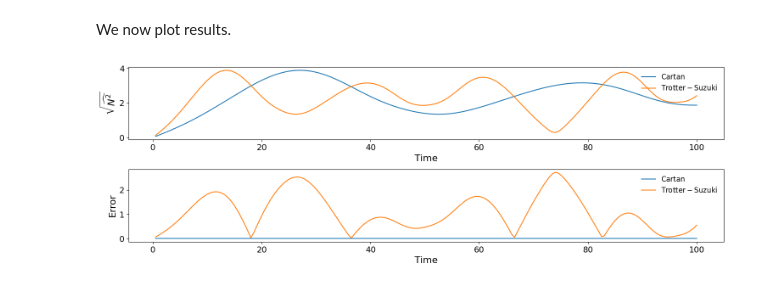
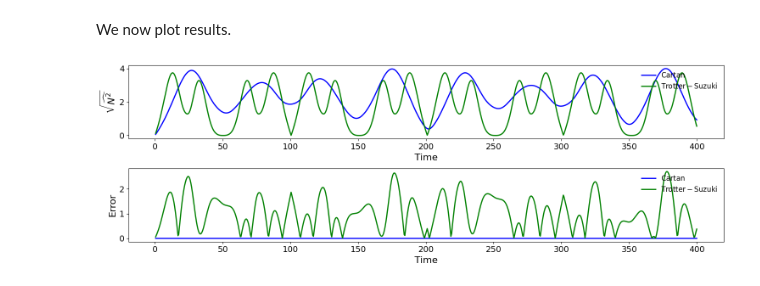
Before and after one commit to Junaid-Aftab/MPF-Cartan, a Jupyter notebook: TFXY/TFXY-Model.ipynb, the cells around one changed output. Saved outputs shown, nothing was run; the diff lists cells and outputs as text; code cells hidden in the pictures.

```diff
--- a/TFXY/TFXY-Model.ipynb
+++ b/TFXY/TFXY-Model.ipynb
@@ -293,11 +293,11 @@ $$
 * We compute $\bra{\psi_t} \hat{N}^2 \ket{\psi_t}$ and plot our findings.
 # %%
 #total evolution time and time step
-evolution_time = 50
+evolution_time = 400
 time_step = 0.5
 
 #Trotter-Suzuki parameters
-order=12
+order=2
 reps=4
 
 # Define the observale hat_N
@@ -359,39 +361,39 @@ We now plot results.
 figure, axis = plt.subplots(2, 1, figsize=(15, 5))
 
 # Plots
-axis[0].plot(t_values, np.sqrt(ev_cartan), label=r'$\mathrm{Cartan}$')
-axis[0].plot(t_values, np.sqrt(ev_trotter), label=r'$\mathrm{Trotter-Suzuki}$')
+axis[0].plot(t_values, np.sqrt(ev_cartan), label=r'$\mathrm{Cartan}$',linewidth=2,color='blue')
+axis[0].plot(t_values, np.sqrt(ev_trotter), label=r'$\mathrm{Trotter-Suzuki}$',linewidth=2,color='green')
 
-axis[1].plot(t_values, np.abs(np.sqrt(np.real(ev_cartan))-np.sqrt(np.real(ev_exact))), label=r'$\mathrm{Cartan}$')
-axis[1].plot(t_values, np.abs(np.sqrt(np.real(ev_trotter))-np.sqrt(np.real(ev_exact))), label=r'$\mathrm{Trotter-Suzuki}$')
+axis[1].plot(t_values, np.abs(np.sqrt(np.real(ev_cartan))-np.sqrt(np.real(ev_exact))), label=r'$\mathrm{Cartan}$',linewidth=2,color='blue')
+axis[1].plot(t_values, np.abs(np.sqrt(np.real(ev_trotter))-np.sqrt(np.real(ev_exact))), label=r'$\mathrm{Trotter-Suzuki}$',linewidth=2,color='green')
 
 #Axes label
 axis[0].set_xlabel(r'Time', fontsize=16)
 axis[0].set_ylabel(r'$\sqrt{\widehat{N^2}}$', fontsize=16)
 
 axis[1].set_xlabel(r'Time', fontsize=16)
 axis[1].set_ylabel(r'Error', fontsize=16)
 
 # Ensure y-range starts from 0
 #plt.ylim(0, None)
 
 # Add grid
 #axis[0].grid(color='gray', linestyle='--', linewidth=0.5, alpha=0.7)
 #axis[1].grid(color='gray', linestyle='--', linewidth=0.5, alpha=0.7)
 
 # Legend
 axis[0].legend(fontsize=12, loc='upper right', frameon=False, framealpha=0.9, edgecolor='black')
 axis[1].legend(fontsize=12, loc='upper right', frameon=False, framealpha=0.9, edgecolor='black')
 
 # Bold ticks
 axis[0].tick_params(axis='x', labelsize=14)
 axis[0].tick_params(axis='y', labelsize=14)
 
 axis[1].tick_params(axis='x', labelsize=14)
 axis[1].tick_params(axis='y', labelsize=14)
 
 # Show the plot
 plt.tight_layout()
 plt.show()
 # %% [output]
-[figure, old version]
+[figure, new version]
```
Also changed, not shown: parts of 2 cells of this notebook.
